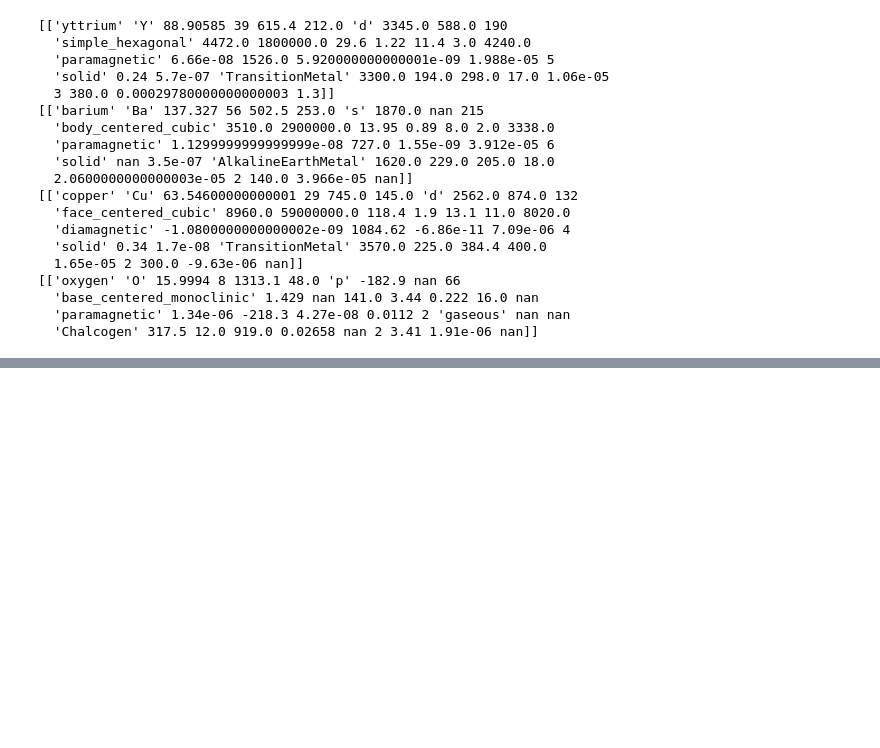
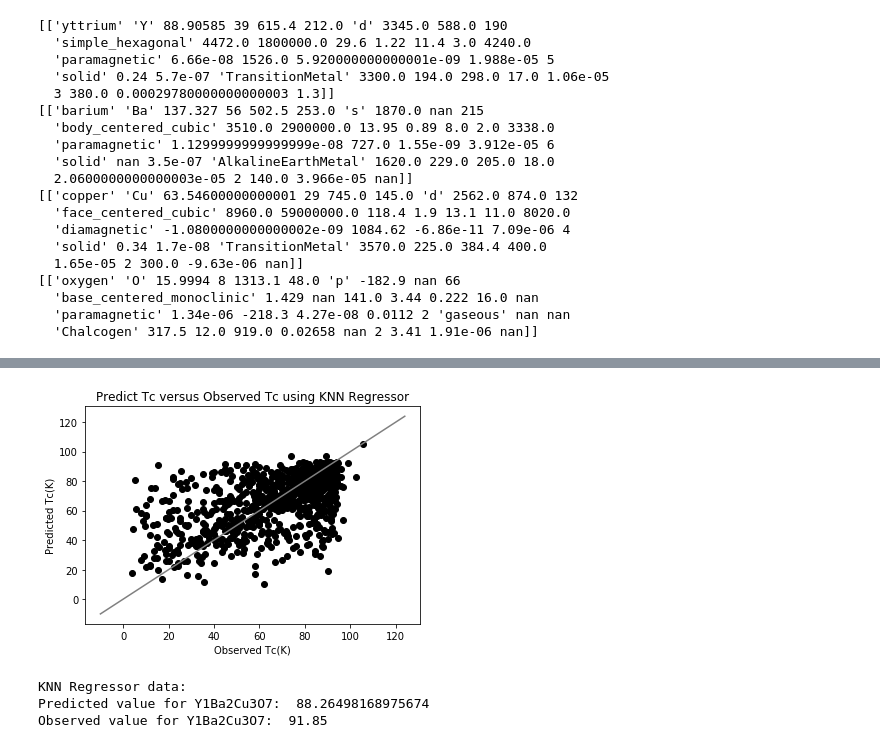
Before and after one commit to FLira2000/supercon, a Jupyter notebook: target.ipynb, the cells around one changed output, grey strips where cells are left out. Cells and saved outputs as stored; diff of their text form; code cells hidden in the pictures; blank space fills up the shorter version.

```diff
--- a/target.ipynb
+++ b/target.ipynb
@@ -205,0 +218,2 @@ for element in elementList[0]:
+# %%
+knnModel = KNeighborsRegressor(n_jobs=-1, weights='distance')
@@ -205,0 +230,6 @@ for element in elementList[0]:
+# %%
+avg_knn = 0
+predictions_knn = 0
+for i in range(1, 26):
+    predictions_knn = knnModel.predict(test_X) # testando a predição com knn
+    avg_knn += sqrt(mean_absolute_error(predictions_knn, test_y))
@@ -205,0 +240,26 @@ for element in elementList[0]:
+# %%
+plt.title("Predict Tc versus Observed Tc using KNN Regressor")
+plt.plot(test_y, predictions_knn, "o", color="black")
+plt.plot(range(-10, 125), range(-10, 125), color = 'gray')
+plt.xlabel("Observed Tc(K)")
+plt.ylabel("Predicted Tc(K)")
+#plt.show -> plt.savefig
+plt.show()
+# %% [output]
+[figure, added]
+# %%
+ybaco7 = df.loc[df['Unnamed: 0'] == 29]
+ybaco7 = ybaco7.drop(['material'], axis=1)
+observedValue = np.array(ybaco7['critical_temp'])
+ybaco7 = ybaco7.drop(['critical_temp'], axis=1)
+
+ybaco7 = ybaco7.drop(['Unnamed: 0'], axis = 1).drop(['Unnamed: 0.1'], axis = 1).select_dtypes(exclude=['object'])
+
+ybaco7 = np.array(ybaco7)
+print("KNN Regressor data: ")
+print("Predicted value for Y1Ba2Cu3O7: ", knnModel.predict(ybaco7)[0])
+print("Observed value for Y1Ba2Cu3O7: ", observedValue[0])
+# %% [output]
+KNN Regressor data:
+Predicted value for Y1Ba2Cu3O7:  88.26498168975674
+Observed value for Y1Ba2Cu3O7:  91.85
```
Also changed, not shown: parts of 37 cells of this notebook.
